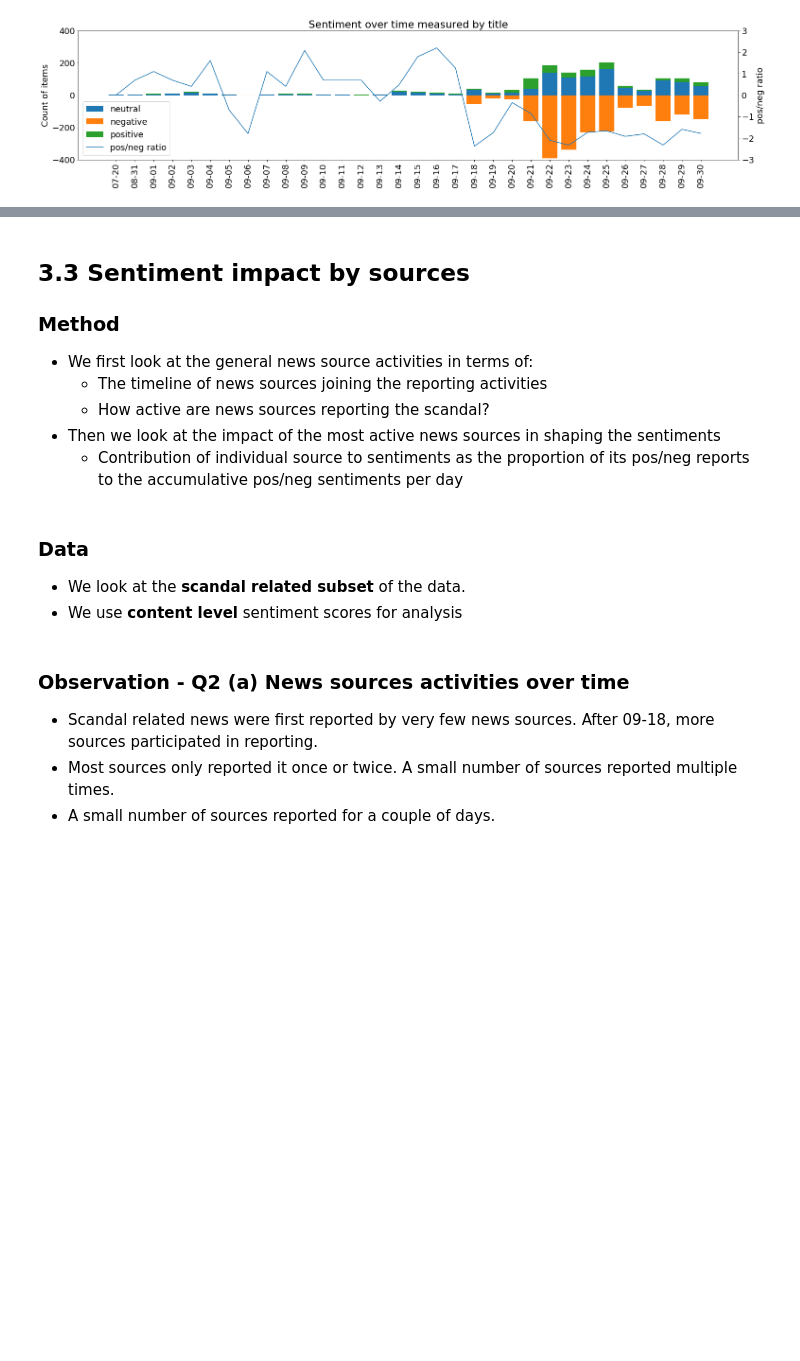
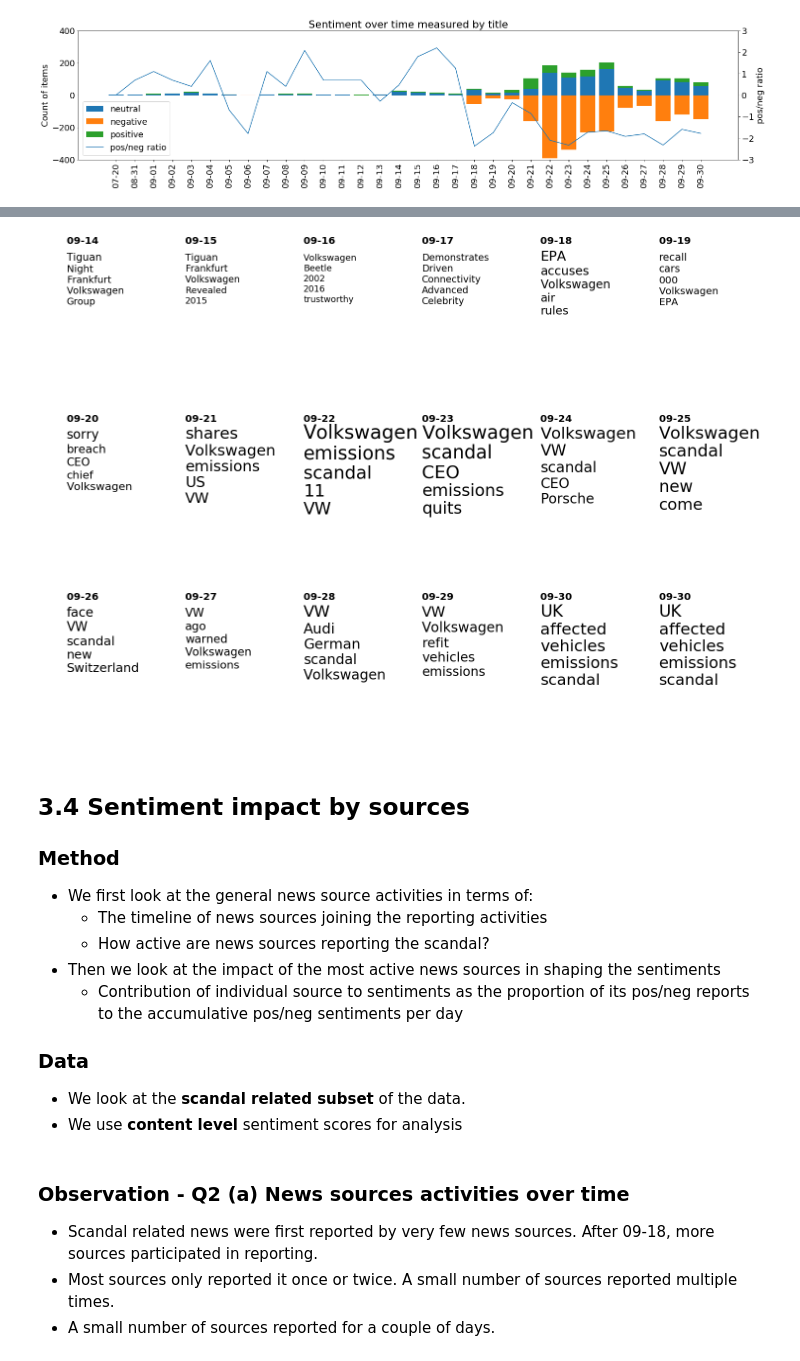
Before and after one commit to jiyinhe/assignmentVW, a Jupyter notebook: EDA - Volkswagen scandal sentiment analysis.ipynb, the cells around one changed output, grey strips where cells are left out. Drawn from its saved outputs; the diff is of its cells as text; code cells hidden in the pictures; blank space fills up the shorter version.

Commit message:
vis top terms

```diff
--- a/EDA - Volkswagen scandal sentiment analysis.ipynb
+++ b/EDA - Volkswagen scandal sentiment analysis.ipynb
@@ -417,0 +380,30 @@ terms = topX_terms_over_time(titles, dates, topX)
+# %%
+"""Make a plot of the top X terms"""
+def plot_topX_terms(T):
+    cols = 6
+    rows = math.floor(len(T)/cols) + int(len(T)%cols>0)
+    for i in range(rows):
+        fig = plt.figure(figsize=(25, 5))
+        for j in range(cols):
+            ax = fig.add_subplot(1, cols, j+1)
+            ax.axis('off')
+            ax.set_ylim((-1, 0))
+            canvas = ax.figure.canvas
+            idx = i * cols + j
+            if idx < len(T):
+                date, terms = T[idx]
+            x, y = (0, 0)
+            # Write date
+            text = ax.text(x, y, date, size=20, weight="bold")
+            text.draw(canvas.get_renderer())
+            ex = text.get_window_extent()
+            trans = matplotlib.transforms.offset_copy(text._transform, y=y-ex.height-15, units='dots')
+            # write terms
+            for t, w in terms:
+                # For better visibility, normalize the weights.
+                text = ax.text(x, y, t, transform=trans, size=np.log(w+5)*10)
+                text.draw(canvas.get_renderer())
+                ex = text.get_window_extent()
+                trans = matplotlib.transforms.offset_copy(text._transform, y=y-ex.height-3, units='dots')
+
+    plt.show()
@@ -418,15 +419,26 @@ terms = topX_terms_over_time(titles, dates, topX)
+# %%
+topX = 5
+# Prepare data for plot
+titles = [d['title'] for d in D_VW_f]
+date_vecs = [(D_VW_f[i]['date'], i) for i in range(len(D_VW_f))]
+terms = topX_terms_over_time(titles, dates, topX)
+plot_topX_terms(terms[15:])
+# %% [output]
+[figure, added]
+[figure, added]
+[figure, added]
 # %% [markdown]
-## 3.3 Sentiment impact by sources
+## 3.4 Sentiment impact by sources
 ### Method
 * We first look at the general news source activities in terms of:
     - The timeline of news sources joining the reporting activities
     - How active are news sources reporting the scandal?
 * Then we look at the impact of the most active news sources in shaping the sentiments
     - Contribution of individual source to sentiments as the proportion of its pos/neg reports to the accumulative pos/neg sentiments per day
+
+### Data
+* We look at the **scandal related subset** of the data.
+* We use **content level** sentiment scores for analysis
-# %% [markdown]
-### Data
-* We look at the **scandal related subset** of the data.
-* We use **content level** sentiment scores for analysis
 # %%
 """Prepare data for analysing source activities"""
 def count_days_by_source(X):
```
Also changed, not shown: parts of 15 cells of this notebook.
